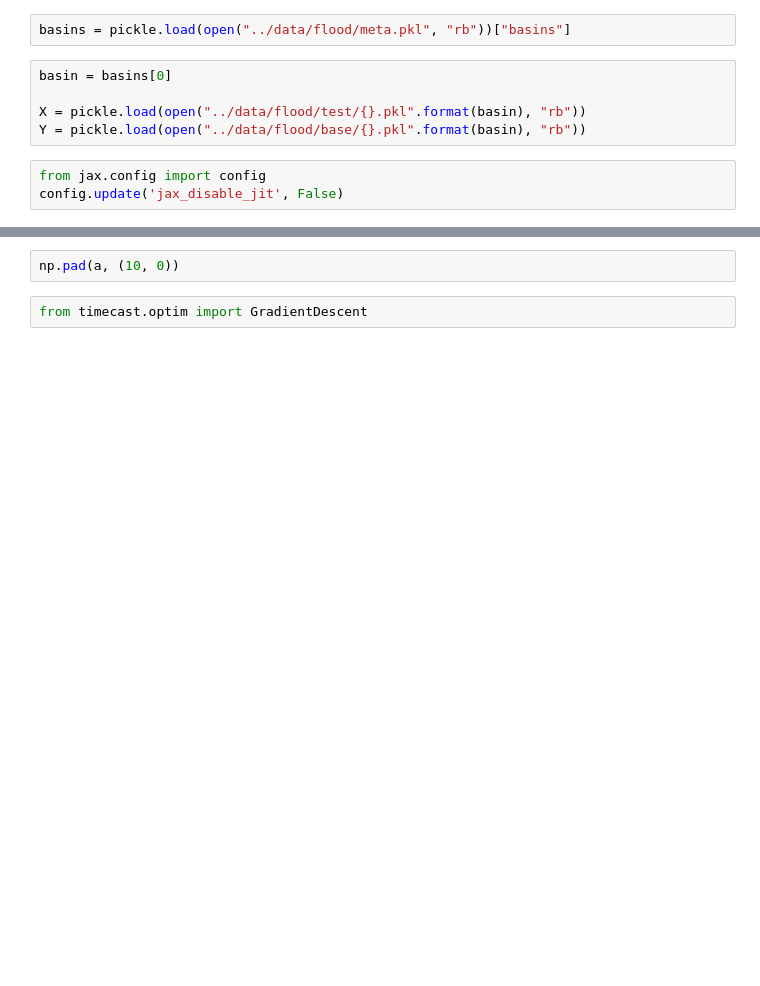
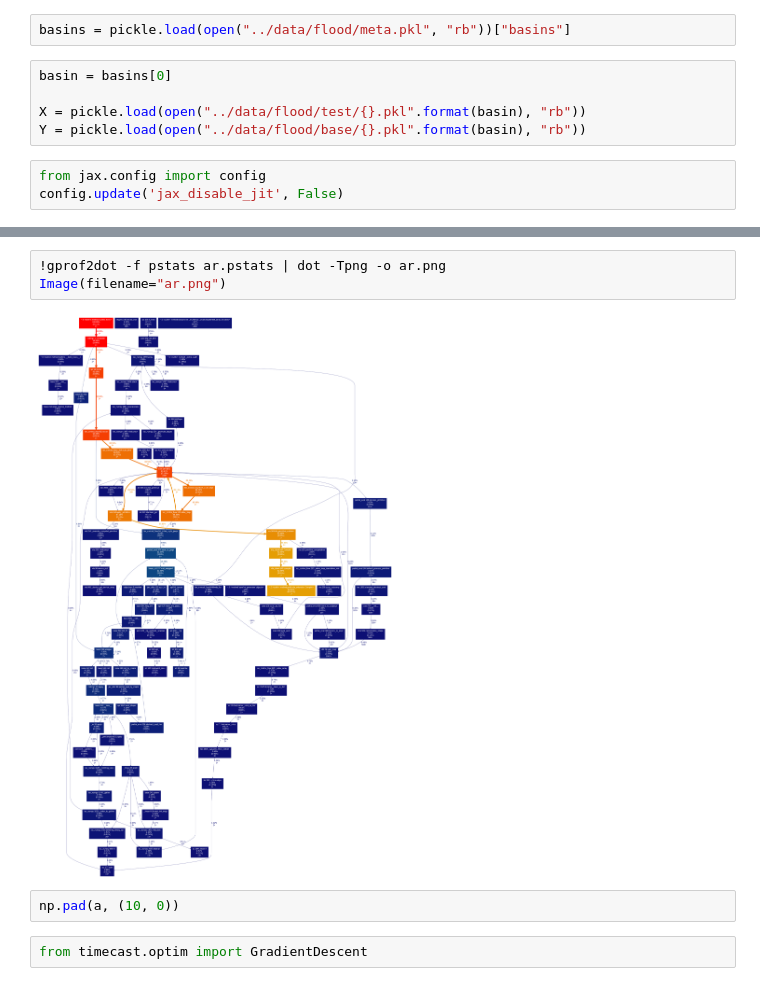
Before and after one commit to danielsuo/skgaip, a Jupyter notebook: notebooks/2020-05-26 Testing linear.ipynb, the cells around one changed output, grey strips where cells are left out. Drawn from its saved outputs; the diff is of its cells as text; blank space fills up the shorter version.

```diff
--- a/notebooks/2020-05-26 Testing linear.ipynb
+++ b/notebooks/2020-05-26 Testing linear.ipynb
@@ -123,3 +280,8 @@ DeviceArray(0.7916824, dtype=float32)
+# %%
+!gprof2dot -f pstats ar.pstats | dot -Tpng -o ar.png
+Image(filename="ar.png")
+# %% [output]
+[figure, added]
 # %%
 np.pad(a, (10, 0))
 # %%
```
Also changed, not shown: parts of 22 cells of this notebook, 4 other files.
